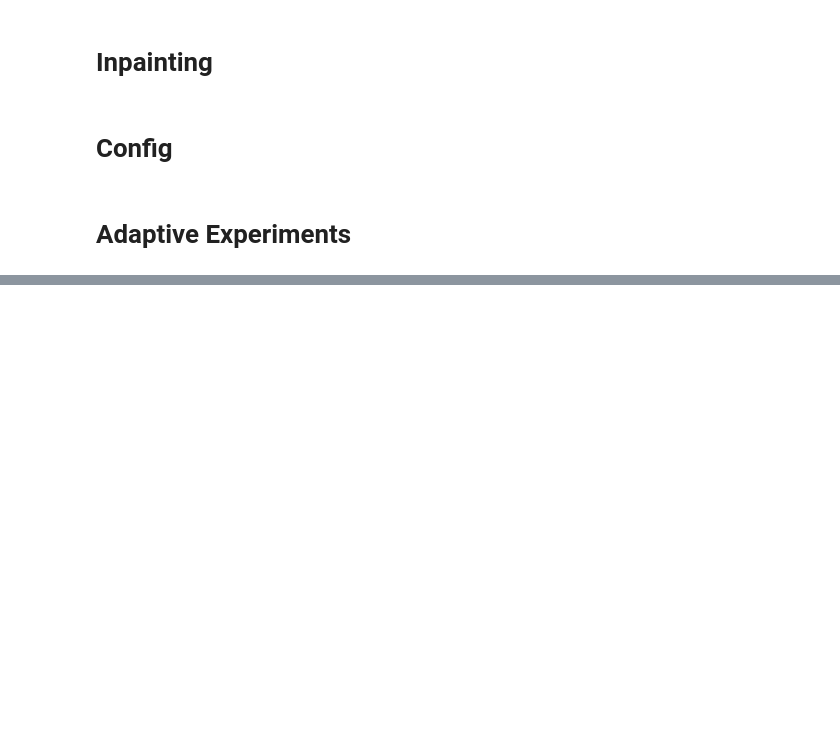
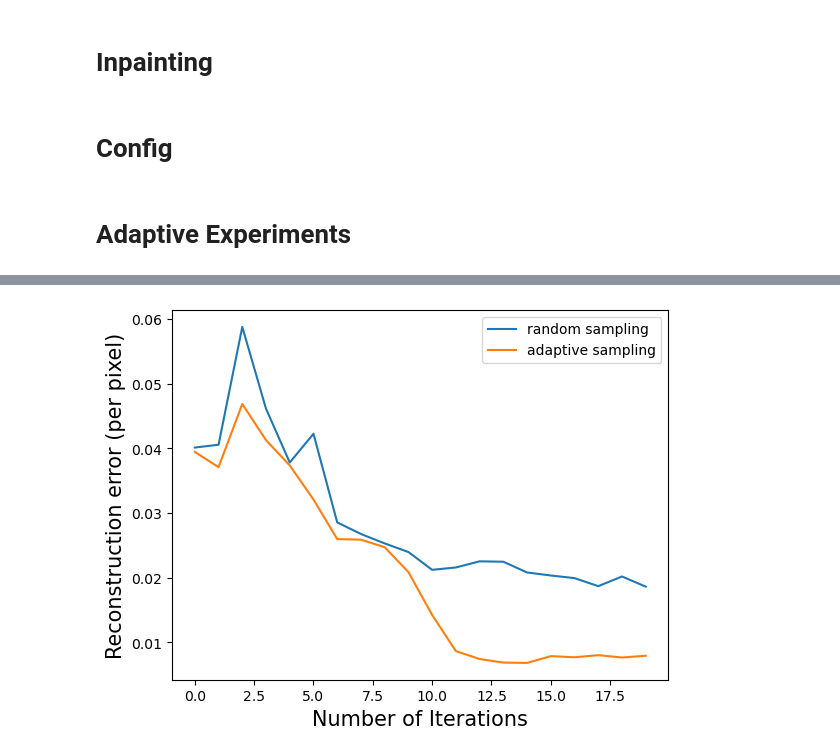
Before and after one commit to Neoanarika/inverse-probelms-urops, a Jupyter notebook: notebooks/adaptive sampling.ipynb, the cells around one changed output, grey strips where cells are left out. Saved outputs shown, nothing was run; the diff lists cells and outputs as text; code cells hidden in the pictures; blank space fills up the shorter version.

```diff
--- a/notebooks/adaptive sampling.ipynb
+++ b/notebooks/adaptive sampling.ipynb
@@ -124,0 +139,9 @@ To keep the current behavior, use torch.div(a, b, rounding_mode='trunc'), or for
+# %%
+plt.xlabel('Number of Iterations', fontsize=15)
+plt.ylabel('Reconstruction error (per pixel)', fontsize=15)
+plt.plot(avg_error_non_adptive)
+plt.plot(avg_error)
+plt.legend(['random sampling','adaptive sampling'])
+plt.show()
+# %% [output]
+[figure, added]
```
Also changed, not shown: parts of 8 cells of this notebook, 1 other file.
